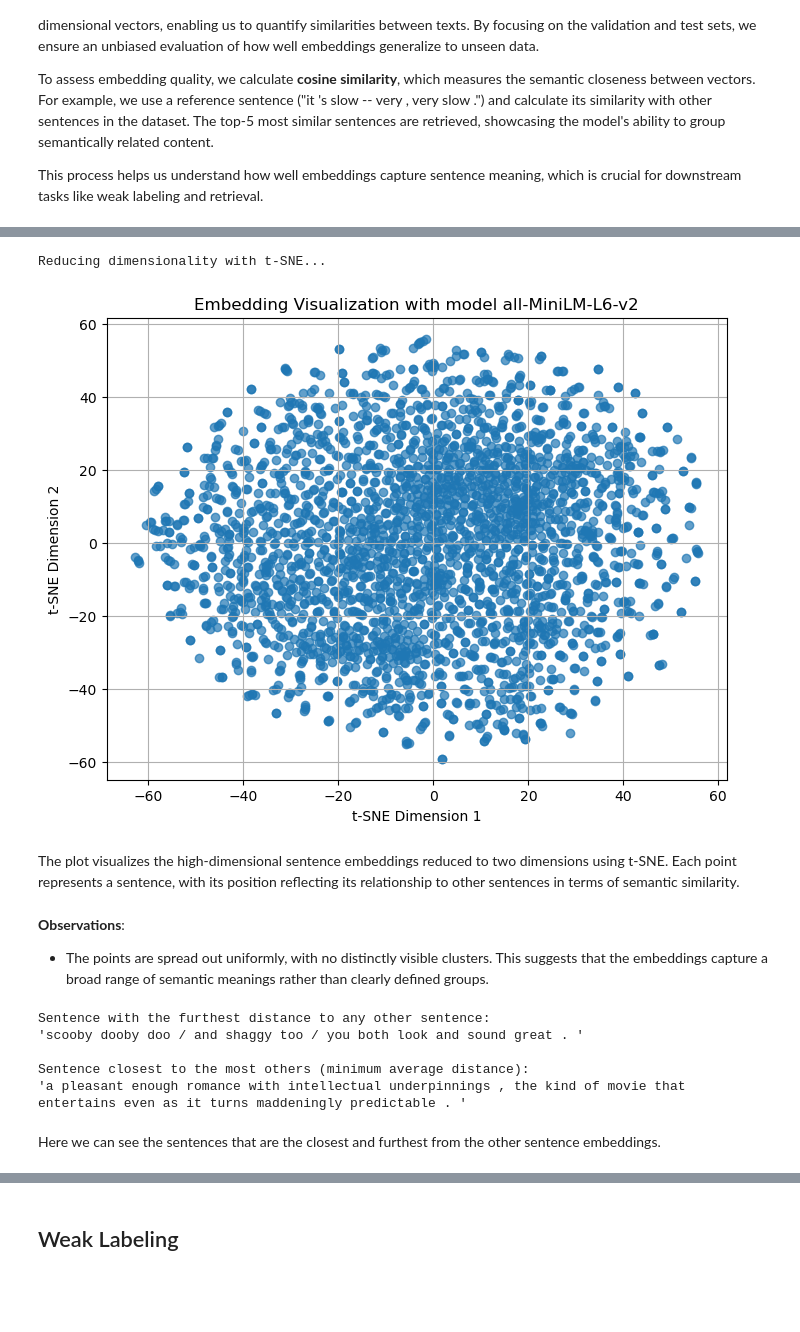
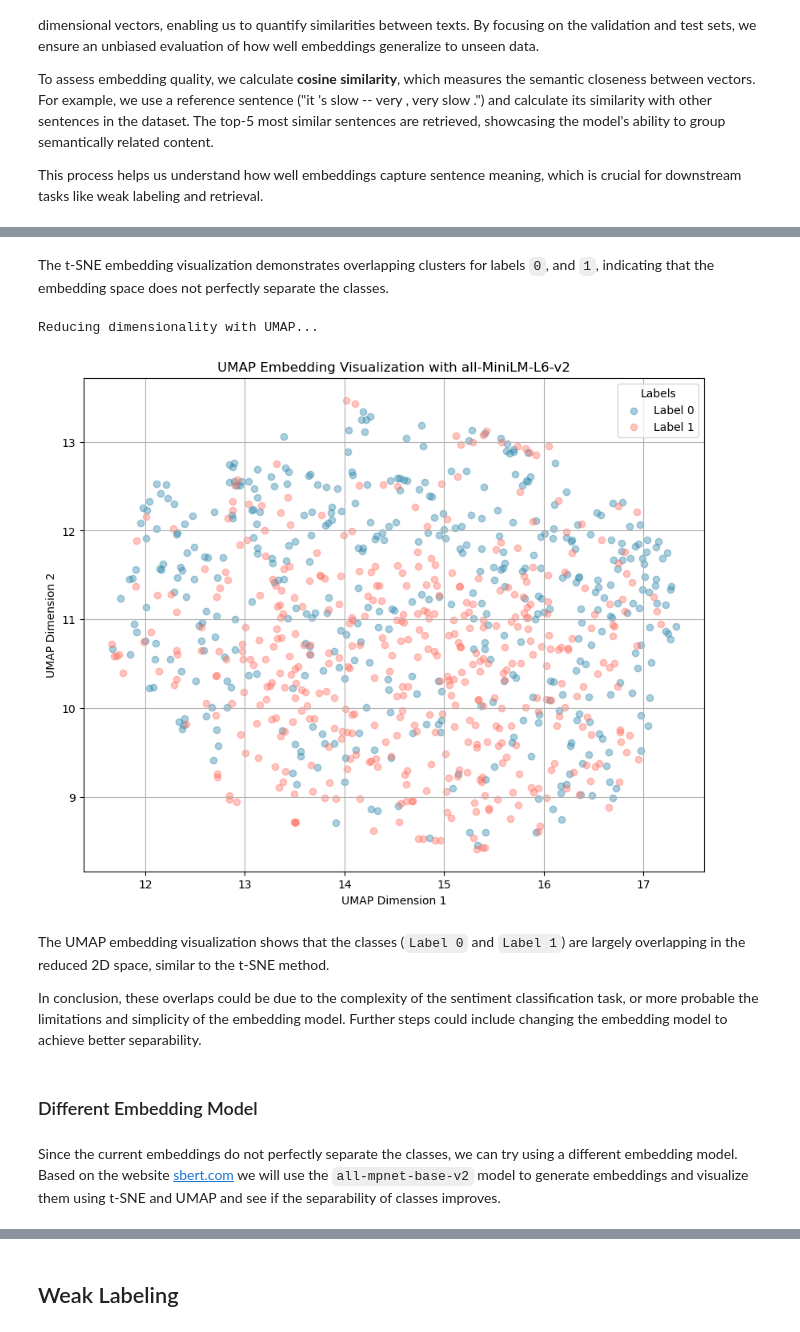
Before and after one commit to alexschillingfhnw/npr-mc2, a Jupyter notebook: notebooks/main.ipynb, the cells around one changed output, grey strips where cells are left out. Saved outputs shown, nothing was run; the diff lists cells and outputs as text; code cells hidden in the pictures; blank space fills up the shorter version.

```diff
--- a/notebooks/main.ipynb
+++ b/notebooks/main.ipynb
@@ -194,10 +190,11 @@ ground_truth_labels = df_test["label"].tolist()     # Test set ground truth labe
 # %%
-# Combine labeled and unlabeled data for embedding
-sentences = labeled_sentences + unlabeled_sentences
+# Define labeled datasets from train and validation sets
+labeled_sentences = df_val["sentence"].tolist()     # Validation set sentences
+labeled_labels = df_val["label"].tolist()           # Validation set labels
 
 # Generate embeddings with specifies model
 model_name = "all-MiniLM-L6-v2"
-embeddings = generate_embeddings(sentences, model_name, device)
+embeddings = generate_embeddings(labeled_sentences, model_name, device)
 
-reference_index = 4
-print_most_similar_sentences(embeddings, sentences, reference_index)
+# Dimension of embeddings
+print(embeddings.shape)
@@ -216,20 +261,21 @@ Similarity: 0.4804, Sentence: ... too slow , too boring , and occasionally annoy
+# %% [markdown]
+The t-SNE embedding visualization demonstrates overlapping clusters for labels `0`, and `1`, indicating that the embedding space does not perfectly separate the classes.
 # %%
-visualize_embeddings(embeddings, title=f"Embedding Visualization with model {model_name}")
+# Using UMAP
+visualize_embeddings(
+    embeddings,
+    labels=labeled_labels,
+    title=f"UMAP Embedding Visualization with {model_name}",
+    method="umap"
+)
 # %% [output]
-Reducing dimensionality with t-SNE...
+Reducing dimensionality with UMAP...
-[figure, old version]
+[figure, new version]
-# %% [markdown]
-The plot visualizes the high-dimensional sentence embeddings reduced to two dimensions using t-SNE. Each point represents a sentence, with its position reflecting its relationship to other sentences in terms of semantic similarity.
-# %% [markdown]
-**Observations**:
-- The points are spread out uniformly, with no distinctly visible clusters. This suggests that the embeddings capture a broad range of semantic meanings rather than clearly defined groups.
-# %%
-get_min_max_distance(embeddings, sentences)
-# %% [output]
-Sentence with the furthest distance to any other sentence:
-'scooby dooby doo / and shaggy too / you both look and sound great . '
-
-Sentence closest to the most others (minimum average distance):
-'a pleasant enough romance with intellectual underpinnings , the kind of movie that entertains even as it turns maddeningly predictable . '
-# %% [markdown]
-Here we can see the sentences that are the closest and furthest from the other sentence embeddings.
+# %% [markdown]
+The UMAP embedding visualization shows that the classes (`Label 0` and `Label 1`) are largely overlapping in the reduced 2D space, similar to the t-SNE method.
+
+In conclusion, these overlaps could be due to the complexity of the sentiment classification task, or more probable the limitations and simplicity of the embedding model. Further steps could include changing the embedding model to achieve better separability.
+# %% [markdown]
+### Different Embedding Model
+# %% [markdown]
+Since the current embeddings do not perfectly separate the classes, we can try using a different embedding model. Based on the website [sbert.com](https://www.sbert.net/docs/sentence_transformer/pretrained_models.html) we will use the `all-mpnet-base-v2` model to generate embeddings and visualize them using t-SNE and UMAP and see if the separability of classes improves.
```
Also changed, not shown: parts of 41 cells of this notebook.
